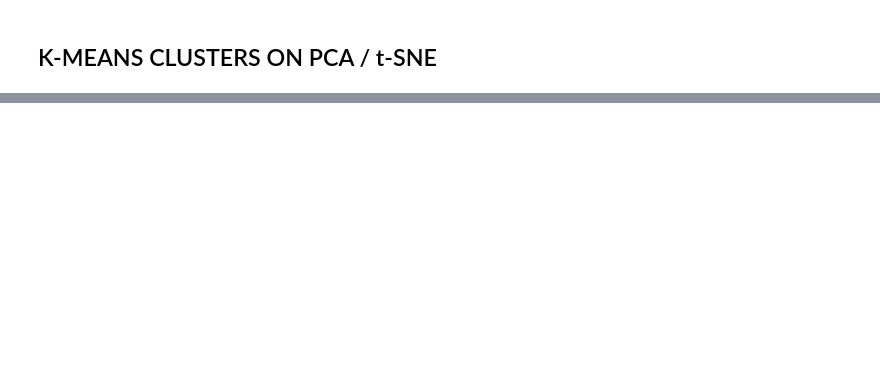
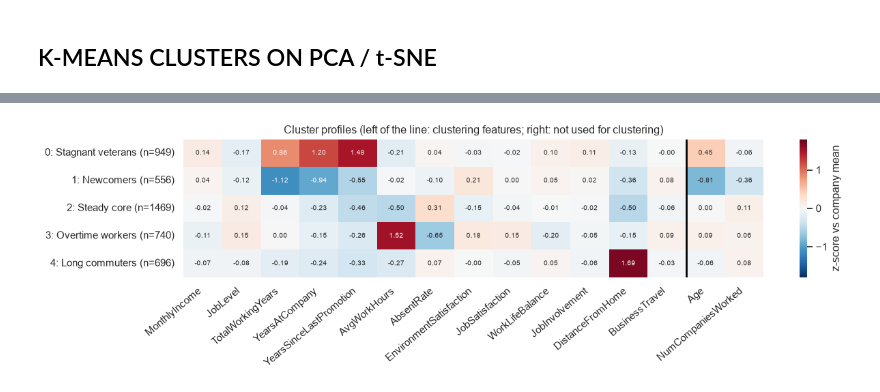
Before and after one commit to DangHoangMinhTu/Project-3---Clustering-HR-Analytics-Case-Study, a Jupyter notebook: HR-Analytics-Case-Study-Clustering.ipynb, the cells around one changed output, grey strips where cells are left out. Cells and saved outputs as stored; diff of their text form; code cells hidden in the pictures; blank space fills up the shorter version.

```diff
--- a/HR-Analytics-Case-Study-Clustering.ipynb
+++ b/HR-Analytics-Case-Study-Clustering.ipynb
@@ -999,0 +1127,22 @@ labels.head()
+# %%
+seg = df.copy()
+seg["Cluster"] = labels["KMeans"].values
+
+PROFILE_COLS = FEATURES + ["Age", "NumCompaniesWorked", "YearsWithCurrManager"]
+profile = seg.groupby("Cluster")[PROFILE_COLS + ["Attrition"]].mean()
+profile.insert(0, "Size", seg["Cluster"].value_counts().sort_index())
+profile.insert(1, "Share %", profile["Size"] / len(seg) * 100)
+
+# Naming rules (each rule picks among the clusters not named yet)
+names, rest = {}, list(profile.index)
+def pick(col, how, name):
+    c = profile.loc[rest, col].idxmin() if how == "min" else profile.loc[rest, col].idxmax()
+    names[c] = name; rest.remove(c)
+pick("TotalWorkingYears", "min", "Newcomers")
+pick("YearsSinceLastPromotion", "max", "Stagnant veterans")
+pick("AvgWorkHours", "max", "Overtime workers")
+pick("DistanceFromHome", "max", "Long commuters")
+names[rest[0]] = "Steady core"
+seg["Segment"] = seg["Cluster"].map(names)
+profile.insert(0, "Segment", profile.index.map(names))
+profile.round(2).T
@@ -999,0 +1167,15 @@ labels.head()
+# %%
+# Heatmap of standardised means (z-score of each cluster mean vs. company mean)
+Z_COLS = FEATURES + ["Age", "NumCompaniesWorked"]
+zprof = (seg.groupby("Cluster")[Z_COLS].mean() - seg[Z_COLS].mean()) / seg[Z_COLS].std()
+zprof.index = [f"{c}: {names[c]} (n={profile.loc[c, 'Size']})" for c in zprof.index]
+
+fig, ax = plt.subplots(figsize=(13, 3.9))
+sns.heatmap(zprof, cmap="RdBu_r", center=0, vmin=-1.8, vmax=1.8, annot=True, fmt=".2f",
+            annot_kws={"size": 7}, cbar_kws={"label": "z-score vs company mean"}, ax=ax)
+ax.axvline(len(FEATURES), color="black", lw=2)
+ax.set_title("Cluster profiles (left of the line: clustering features; right: not used for clustering)")
+plt.setp(ax.get_xticklabels(), rotation=40, ha="right")
+save(fig, "eval_profile_heatmap.png")
+# %% [output]
+[figure, added]
```
Also changed, not shown: parts of 25 cells of this notebook, 4 other files.
